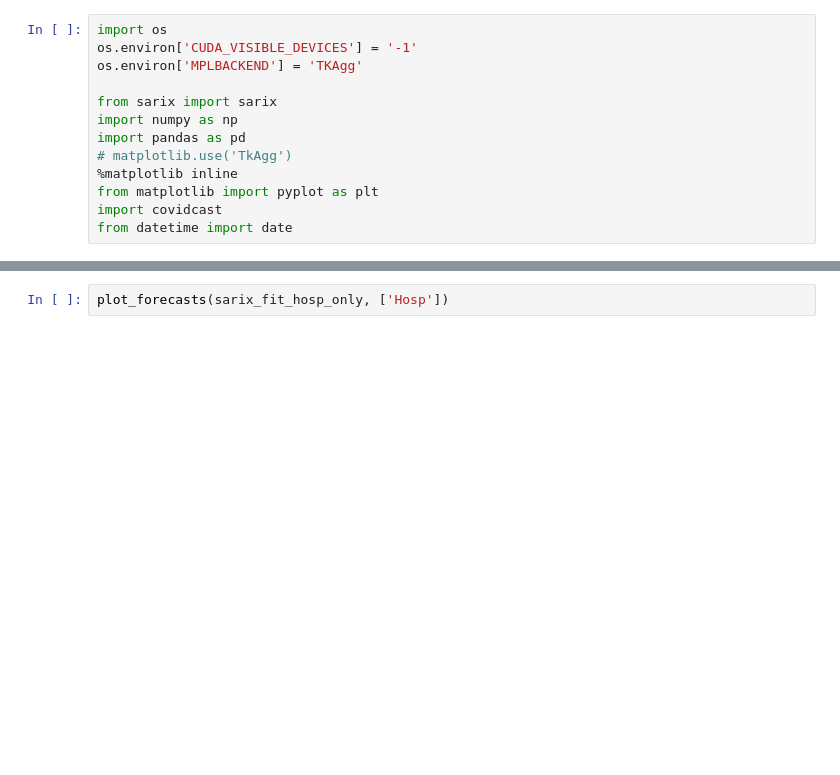
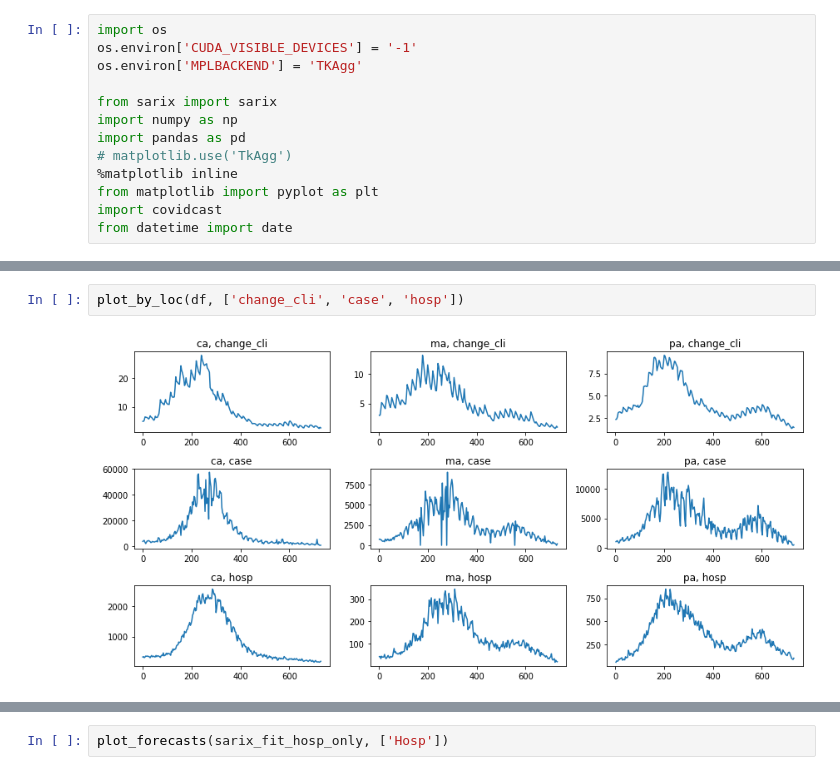
Before and after one commit to elray1/sarix, a Jupyter notebook: demo.ipynb, the cells around one changed output, grey strips where cells are left out. Drawn from its saved outputs; the diff is of its cells as text; blank space fills up the shorter version.

```diff
--- a/demo.ipynb
+++ b/demo.ipynb
@@ -92,3 +103,7 @@ plt.plot(df.case)
+# %%
+plot_by_loc(df, ['change_cli', 'case', 'hosp'])
+# %% [output]
+[figure, added]
 # %%
 # quick fix to zero values; mean of adjacent
 df['case_fixed'] = df.case
```
Also changed, not shown: parts of 13 cells of this notebook, 3 other files.
